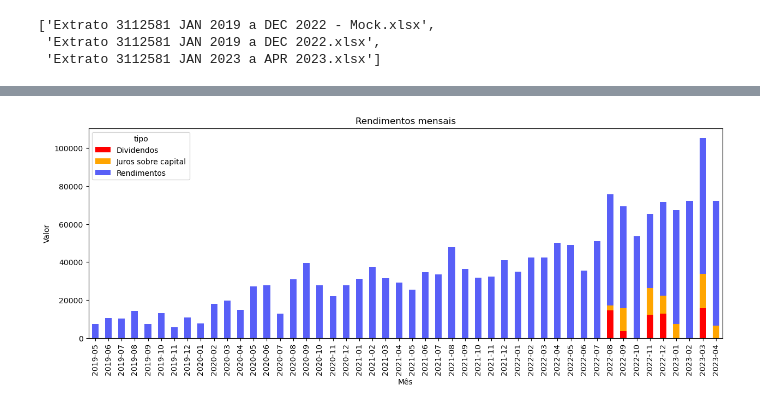
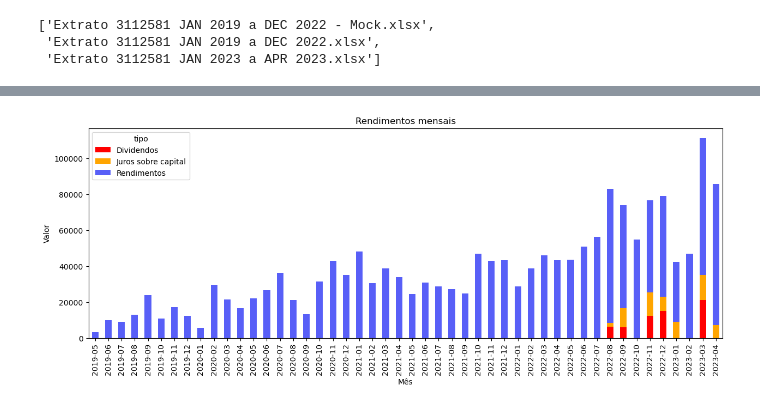
Before and after one commit to GuilherLRO/finance-tools, a Jupyter notebook: investiments_transactions_extract/extratos.ipynb, the cells around one changed output, grey strips where cells are left out. Drawn from its saved outputs; the diff is of its cells as text; code cells hidden in the pictures.

```diff
--- a/investiments_transactions_extract/extratos.ipynb
+++ b/investiments_transactions_extract/extratos.ipynb
@@ -74,3 +58,6 @@ df
+# %%
+# randomize data on order to share in social media. Comment next line to get the real data
+df['Valor'] = np.random.randint(1000, 10000, df.shape[0])
 # %%
 #adding labels
 def in_out(x):
@@ -141,13 +102,11 @@ See the caveats in the documentation: https://pandas.pydata.org/pandas-docs/stab
 # %%
 df_rendimentos = df[(df['tipo'].isin(['Rendimentos', 'Juros sobre capital', 'Dividendos'])) & (df['in/out'] == 'in')].copy()
-# randomize data on order to share in social media. Comment next line to get the real data
-df_rendimentos['Valor'] = np.random.randint(1000, 10000, df_rendimentos.shape[0])
 df_rendimentos_month_tipo = df_rendimentos.groupby([df_rendimentos['Liquidação'].dt.strftime('%Y-%m'), 'tipo'])['Valor'].sum()
 df_rendimentos_month_tipo.unstack().plot(kind='bar', figsize=(15, 5),stacked=True, color= ['red', 'orange', '#585ff7'])
 #hide y axis
 plt.title('Rendimentos mensais')
 plt.xlabel('Mês')
 plt.ylabel('Valor')
 plt.show()
 # %% [output]
-[figure, old version]
+[figure, new version]
```
Also changed, not shown: parts of 3 cells of this notebook.
